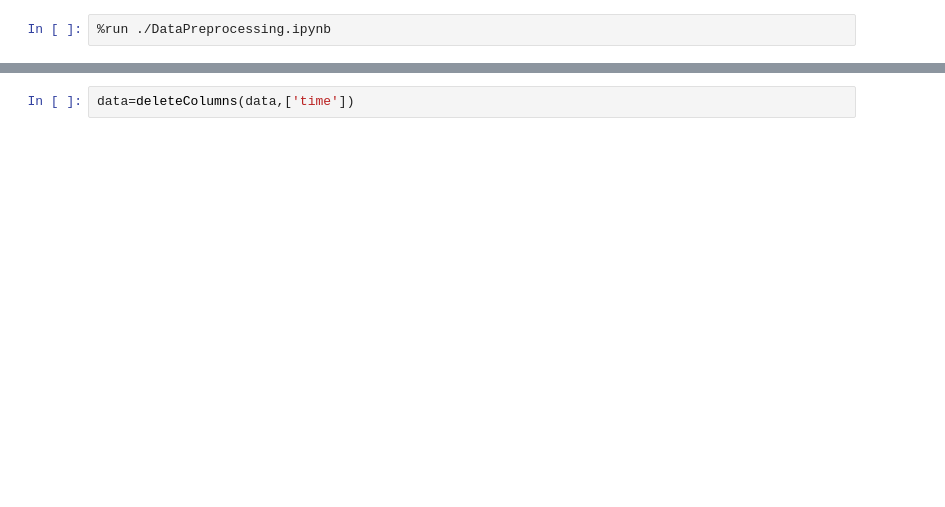
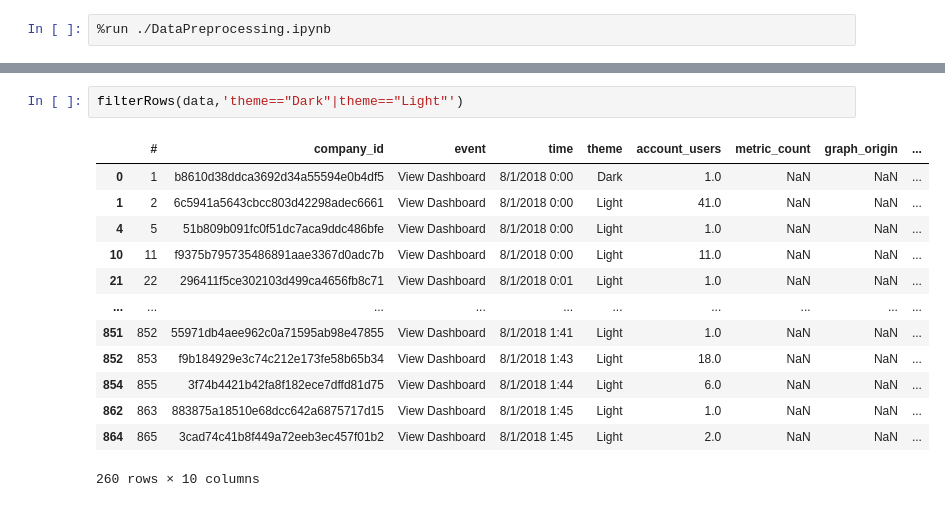
Before and after one commit to damyot/Log_fliting_API, a Jupyter notebook: SampleScript1.ipynb, the cells around one changed output, grey strips where cells are left out. Saved outputs shown, nothing was run; the diff lists cells and outputs as text; blank space fills up the shorter version.

```diff
--- a/SampleScript1.ipynb
+++ b/SampleScript1.ipynb
@@ -44,2 +71,16 @@ data=selectColumns(data,['time','Theme'])
 # %%
-data=deleteColumns(data,['time'])
+filterRows(data,'theme=="Dark"|theme=="Light"')
+# %% [output]
+|  | # | company_id | event | time | theme | account_users | metric_count | graph_origin | ... |
+| 0 | 1 | b8610d38ddca3692d34a55594e0b4df5 | View Dashboard | 8/1/2018 0:00 | Dark | 1.0 | NaN | NaN | ... |
+| 1 | 2 | 6c5941a5643cbcc803d42298adec6661 | View Dashboard | 8/1/2018 0:00 | Light | 41.0 | NaN | NaN | ... |
+| 4 | 5 | 51b809b091fc0f51dc7aca9ddc486bfe | View Dashboard | 8/1/2018 0:00 | Light | 1.0 | NaN | NaN | ... |
+| 10 | 11 | f9375b795735486891aae3367d0adc7b | View Dashboard | 8/1/2018 0:00 | Light | 11.0 | NaN | NaN | ... |
+| 21 | 22 | 296411f5ce302103d499ca4656fb8c71 | View Dashboard | 8/1/2018 0:01 | Light | 1.0 | NaN | NaN | ... |
+| ... | ... | ... | ... | ... | ... | ... | ... | ... | ... |
+| 851 | 852 | 55971db4aee962c0a71595ab98e47855 | View Dashboard | 8/1/2018 1:41 | Light | 1.0 | NaN | NaN | ... |
+| 852 | 853 | f9b184929e3c74c212e173fe58b65b34 | View Dashboard | 8/1/2018 1:43 | Light | 18.0 | NaN | NaN | ... |
+| 854 | 855 | 3f74b4421b42fa8f182ece7dffd81d75 | View Dashboard | 8/1/2018 1:44 | Light | 6.0 | NaN | NaN | ... |
+| 862 | 863 | 883875a18510e68dcc642a6875717d15 | View Dashboard | 8/1/2018 1:45 | Light | 1.0 | NaN | NaN | ... |
+| 864 | 865 | 3cad74c41b8f449a72eeb3ec457f01b2 | View Dashboard | 8/1/2018 1:45 | Light | 2.0 | NaN | NaN | ... |
+260 rows × 10 columns
```
Also changed, not shown: parts of 13 cells of this notebook, 3 other files.
